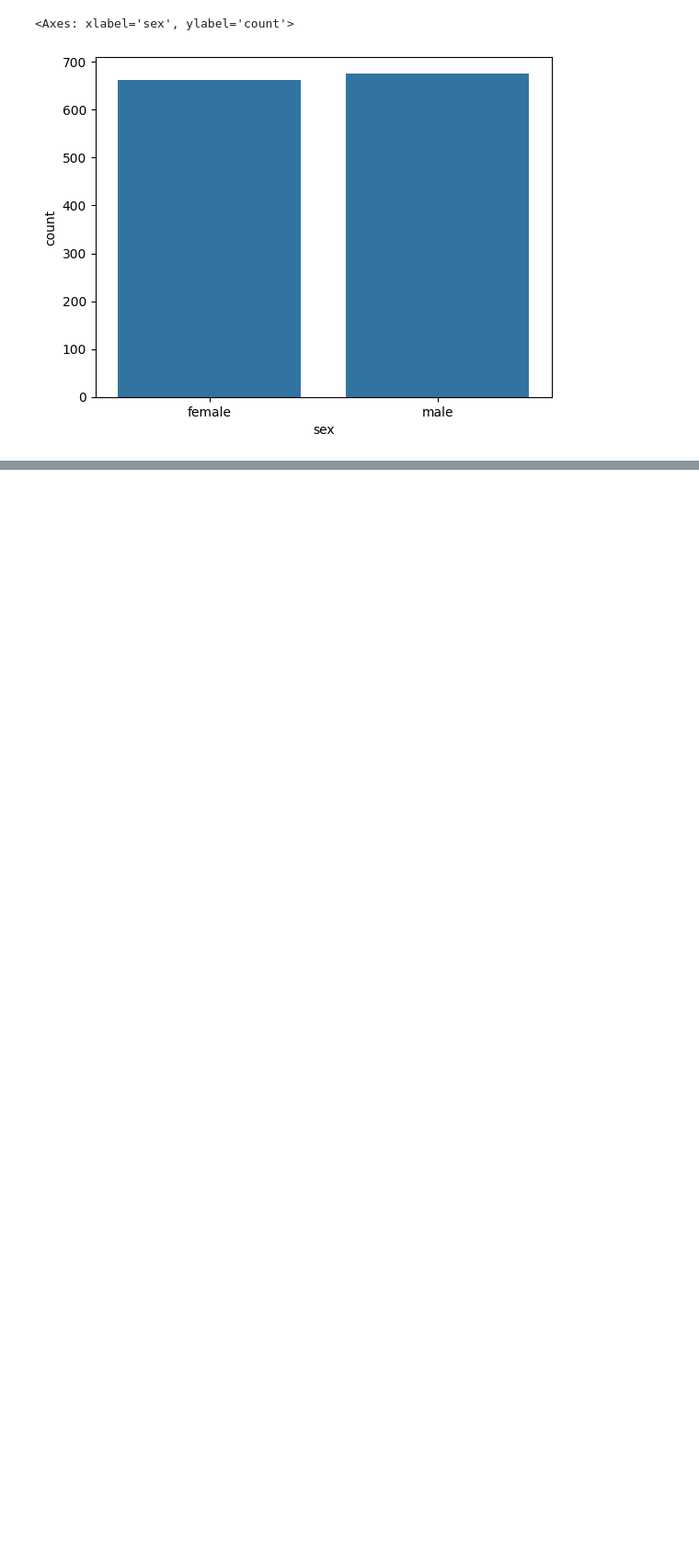
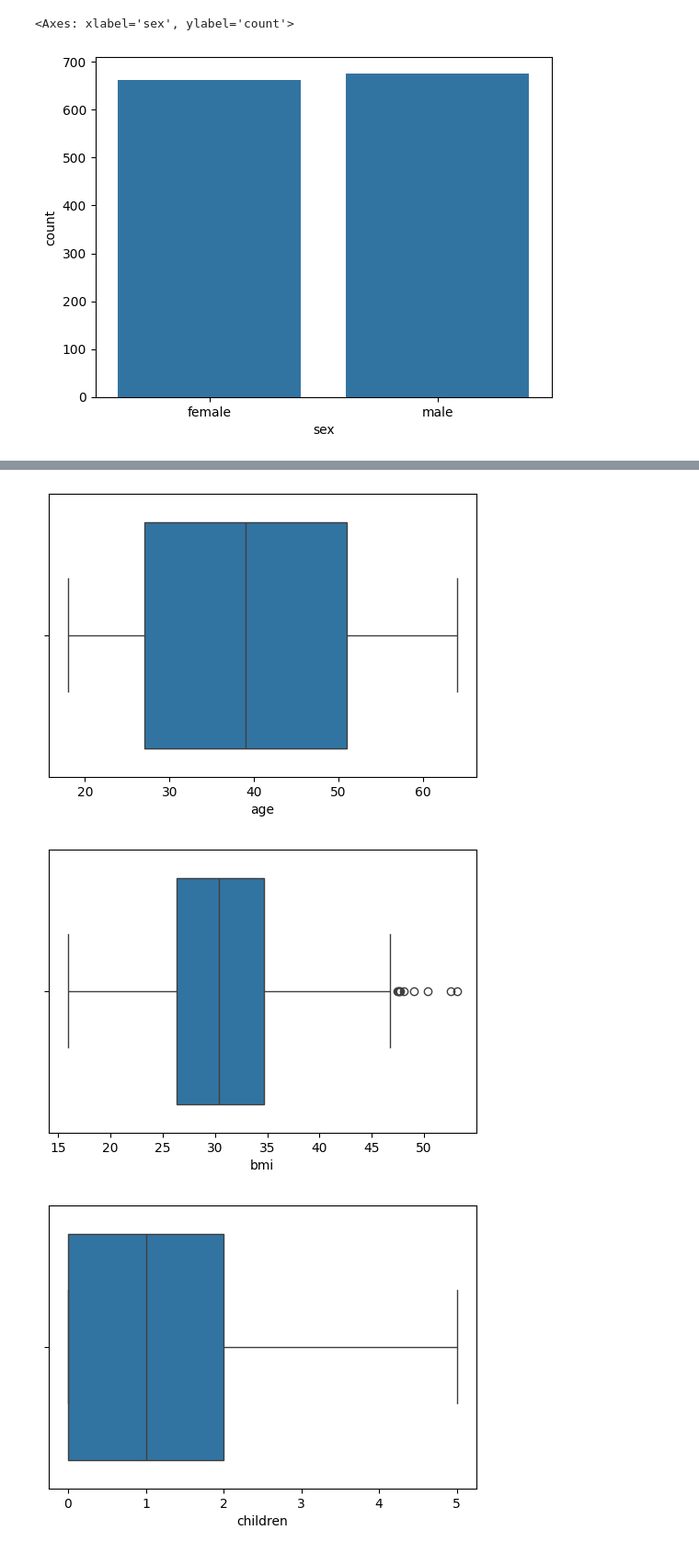
Before and after one commit to khokharkeyur/Machine-Learning-insurance-project, a Jupyter notebook: insurance.ipynb, the cells around one changed output, grey strips where cells are left out. Shown at 92% size. Drawn from its saved outputs; the diff is of its cells as text; code cells hidden in the pictures; blank space fills up the shorter version.

```diff
--- a/insurance.ipynb
+++ b/insurance.ipynb
@@ -104,0 +110,8 @@ sns.countplot(x = df['sex'])
+# %%
+for col in numeric_columns:
+    plt.figure(figsize= (6,4))
+    sns.boxplot(x = df[col])
+# %% [output]
+[figure, added]
+[figure, added]
+[figure, added]
```
Also changed, not shown: parts of 24 cells of this notebook.
